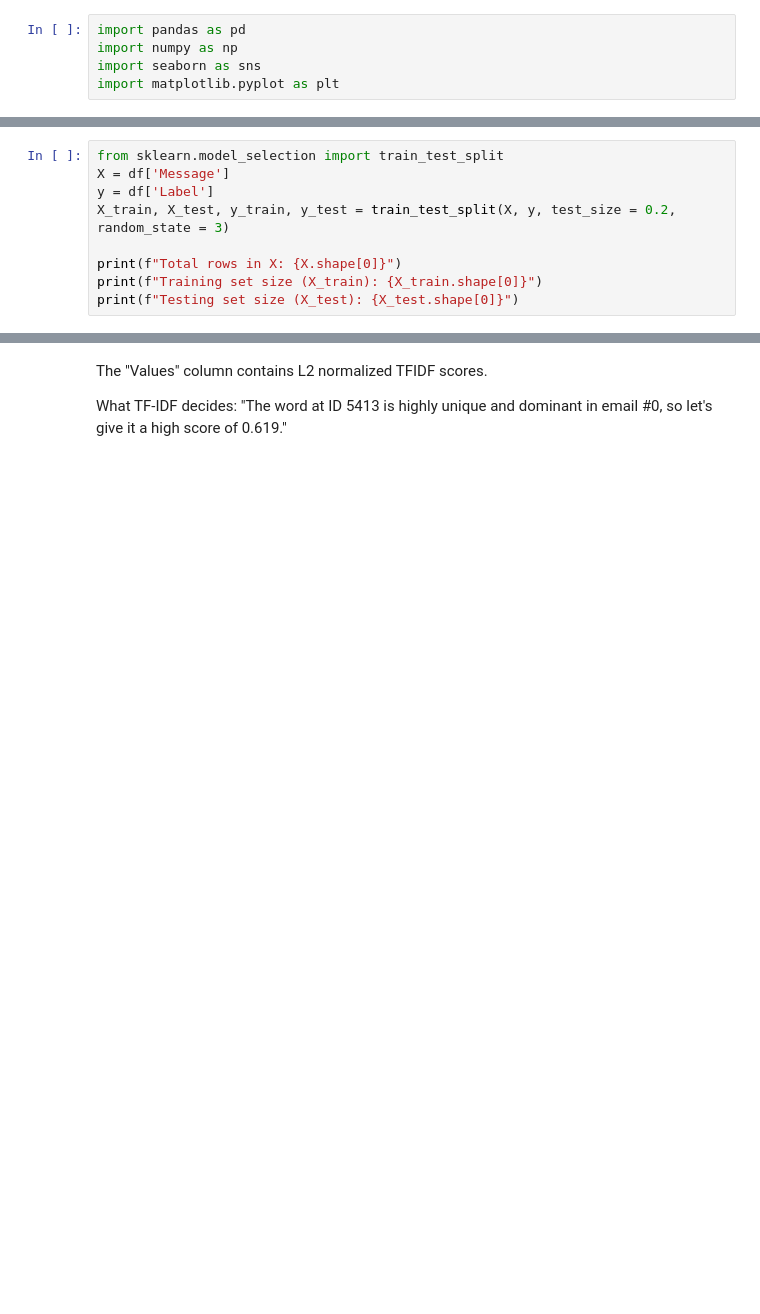
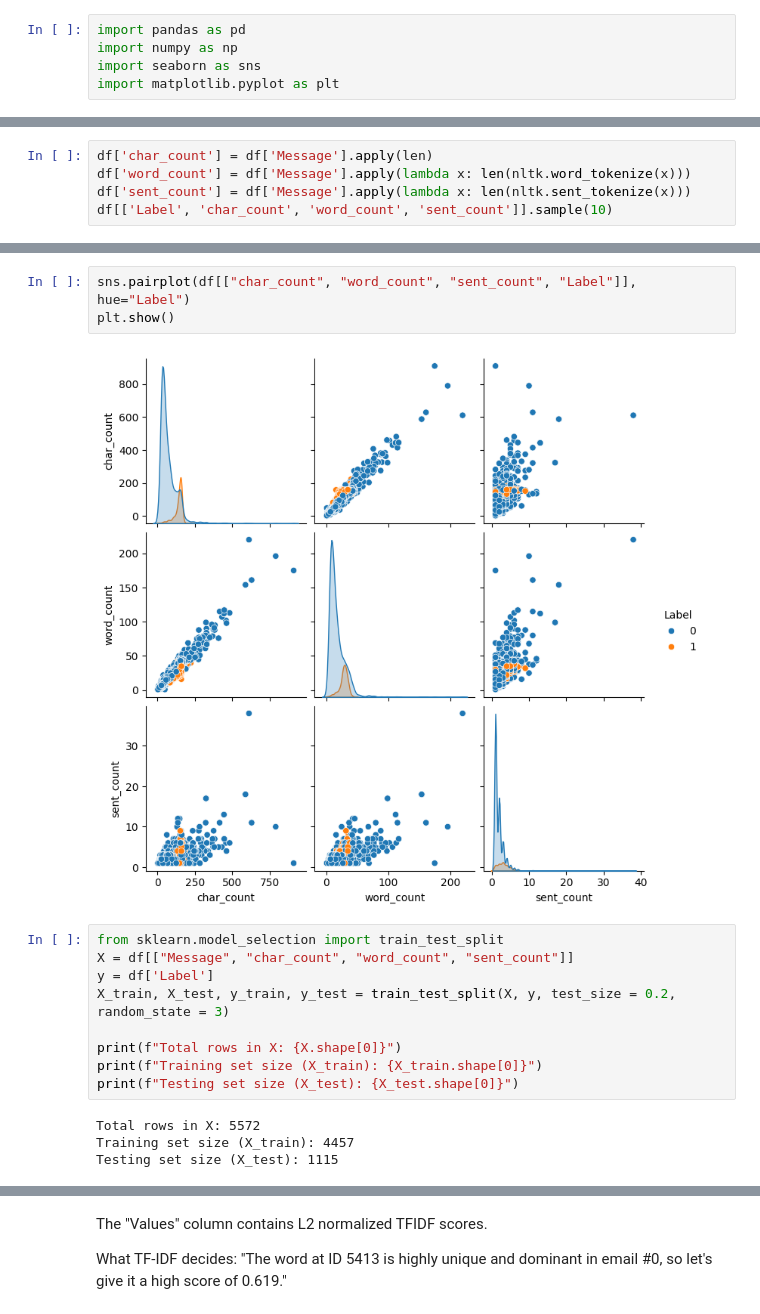
Before and after one commit to Moulicodes/email-spam-classifier, a Jupyter notebook: spam_filter.ipynb, the cells around one changed output, grey strips where cells are left out. Drawn from its saved outputs; the diff is of its cells as text; blank space fills up the shorter version.

Commit message:
Added char, word and sentence count of the mail while training the model to see how it impacts the accuracy and precision.

```diff
--- a/spam_filter.ipynb
+++ b/spam_filter.ipynb
@@ -28,0 +81,5 @@ df.head()
+# %%
+df['char_count'] = df['Message'].apply(len)
+df['word_count'] = df['Message'].apply(lambda x: len(nltk.word_tokenize(x)))
+df['sent_count'] = df['Message'].apply(lambda x: len(nltk.sent_tokenize(x)))
+df[['Label', 'char_count', 'word_count', 'sent_count']].sample(10)
@@ -29,11 +98,20 @@ df.head()
+# %%
+sns.pairplot(df[["char_count", "word_count", "sent_count", "Label"]], hue="Label")
+plt.show()
+# %% [output]
+[figure, added]
 # %%
 from sklearn.model_selection import train_test_split
-X = df['Message']
+X = df[["Message", "char_count", "word_count", "sent_count"]]
 y = df['Label']
 X_train, X_test, y_train, y_test = train_test_split(X, y, test_size = 0.2, random_state = 3)
 
 print(f"Total rows in X: {X.shape[0]}")
 print(f"Training set size (X_train): {X_train.shape[0]}")
 print(f"Testing set size (X_test): {X_test.shape[0]}")
+# %% [output]
+Total rows in X: 5572
+Training set size (X_train): 4457
+Testing set size (X_test): 1115
 # %%
 from sklearn.feature_extraction.text import TfidfVectorizer
```
Also changed, not shown: parts of 25 cells of this notebook.
